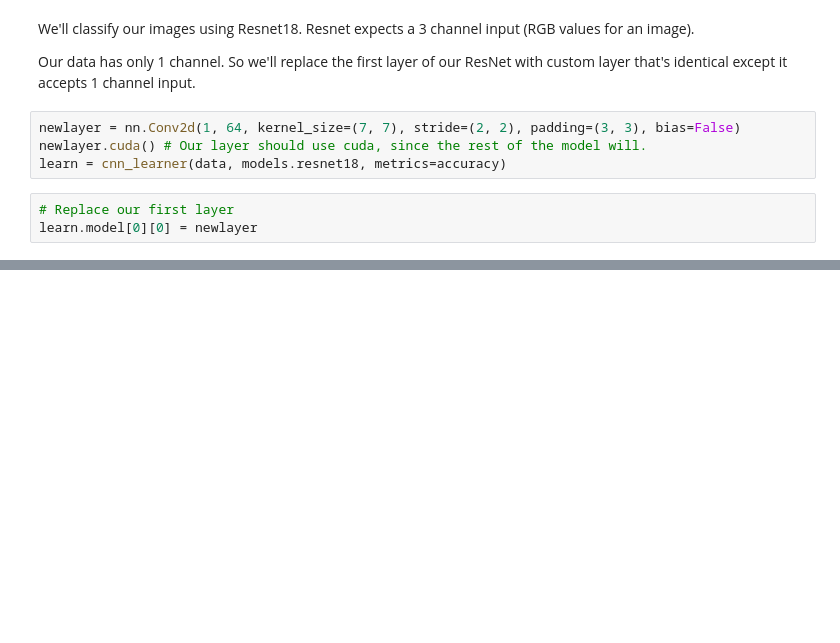
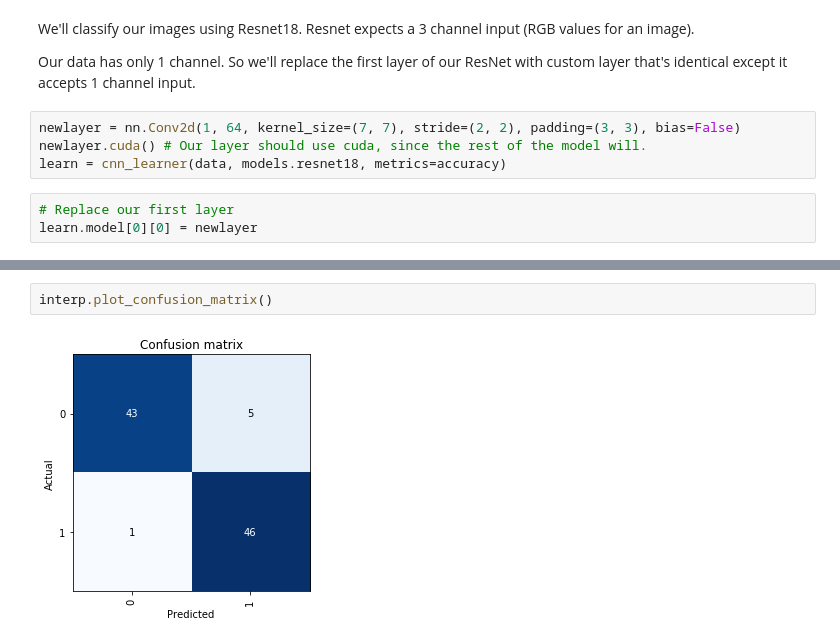
Before and after one commit to fastaudio/fastai_audio, a Jupyter notebook: FastAI-Audio.ipynb, the cells around one changed output, grey strips where cells are left out. Cells and saved outputs as stored; diff of their text form; blank space fills up the shorter version.

```diff
--- a/FastAI-Audio.ipynb
+++ b/FastAI-Audio.ipynb
@@ -243,0 +275,4 @@ Total time: 00:08
+# %%
+interp.plot_confusion_matrix()
+# %% [output]
+[figure, added]
```
Also changed, not shown: parts of 10 cells of this notebook.
